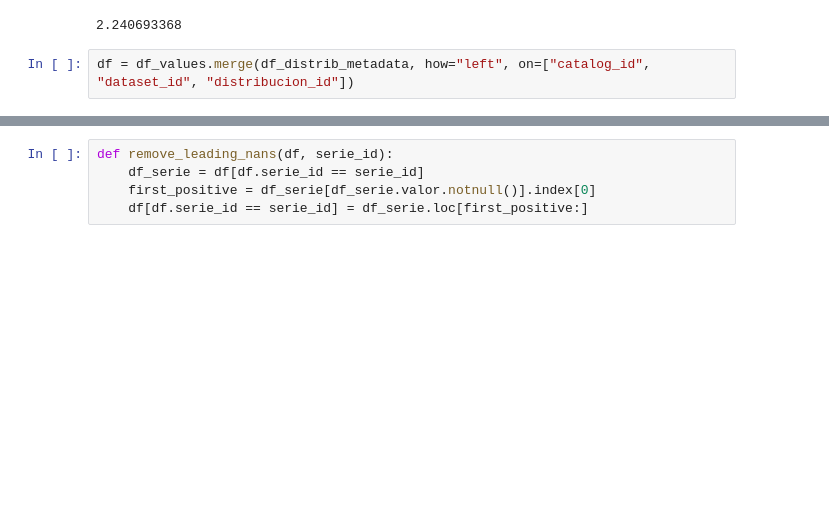
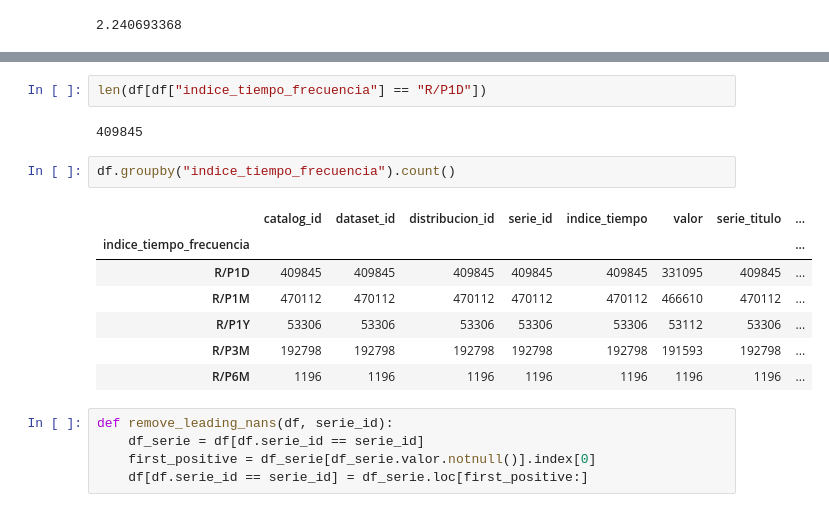
Before and after one commit to datosgobar/series-tiempo-ar-scraping, a Jupyter notebook: scripts/Pruebas dumps.ipynb, the cells around one changed output, grey strips where cells are left out. Saved outputs shown, nothing was run; the diff lists cells and outputs as text; blank space fills up the shorter version.

```diff
--- a/scripts/Pruebas dumps.ipynb
+++ b/scripts/Pruebas dumps.ipynb
@@ -32,8 +32,6 @@ Wall time: 1min 25s
 (asizeof.asizeof(df_values) + asizeof.asizeof(df_distrib_metadata)) / 1000000000.0
 # %% [output]
 2.240693368
-# %%
-df = df_values.merge(df_distrib_metadata, how="left", on=["catalog_id", "dataset_id", "distribucion_id"])
 # %%
 asizeof.asizeof(df) / 1000000000.0
 # %% [output]
@@ -41,3 +39,17 @@ asizeof.asizeof(df) / 1000000000.0
+# %%
+len(df[df["indice_tiempo_frecuencia"] == "R/P1D"])
+# %% [output]
+409845
+# %%
+df.groupby("indice_tiempo_frecuencia").count()
+# %% [output]
+|  | catalog_id | dataset_id | distribucion_id | serie_id | indice_tiempo | valor | serie_titulo | ... |
+| indice_tiempo_frecuencia |  |  |  |  |  |  |  | ... |
+| R/P1D | 409845 | 409845 | 409845 | 409845 | 409845 | 331095 | 409845 | ... |
+| R/P1M | 470112 | 470112 | 470112 | 470112 | 470112 | 466610 | 470112 | ... |
+| R/P1Y | 53306 | 53306 | 53306 | 53306 | 53306 | 53112 | 53306 | ... |
+| R/P3M | 192798 | 192798 | 192798 | 192798 | 192798 | 191593 | 192798 | ... |
+| R/P6M | 1196 | 1196 | 1196 | 1196 | 1196 | 1196 | 1196 | ... |
 # %%
 def remove_leading_nans(df, serie_id):
     df_serie = df[df.serie_id == serie_id]
```
Also changed, not shown: parts of 2 cells of this notebook, 2 other files.
